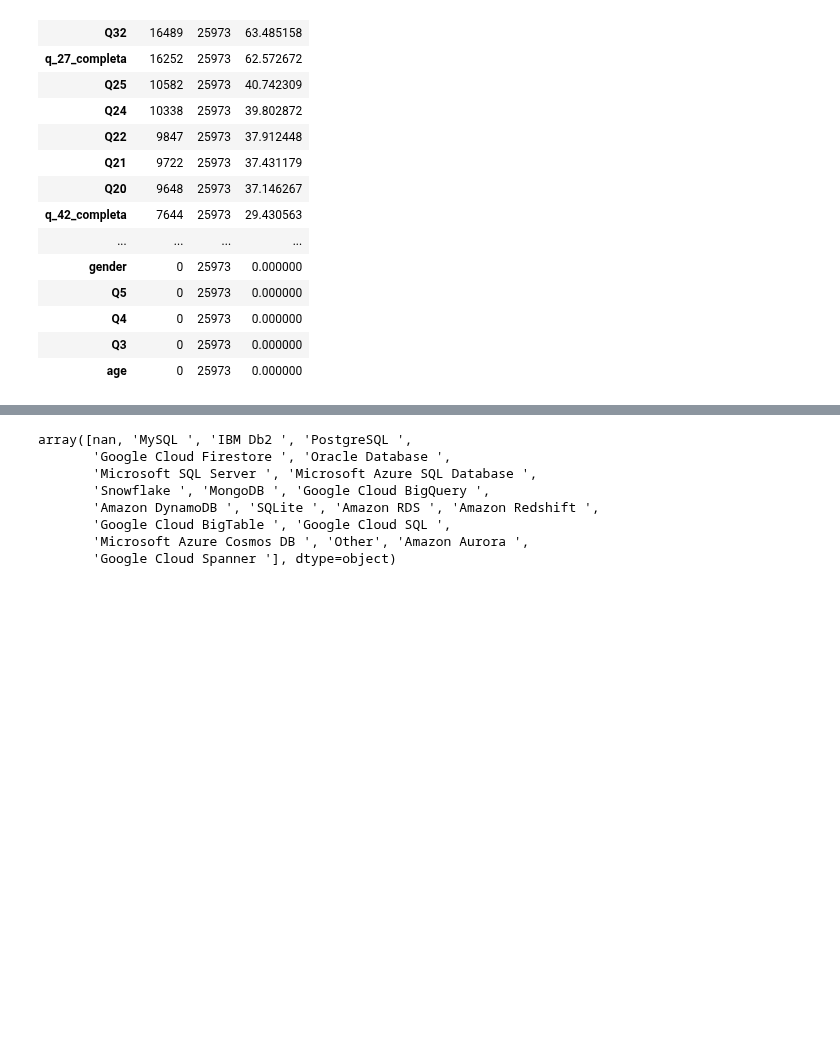
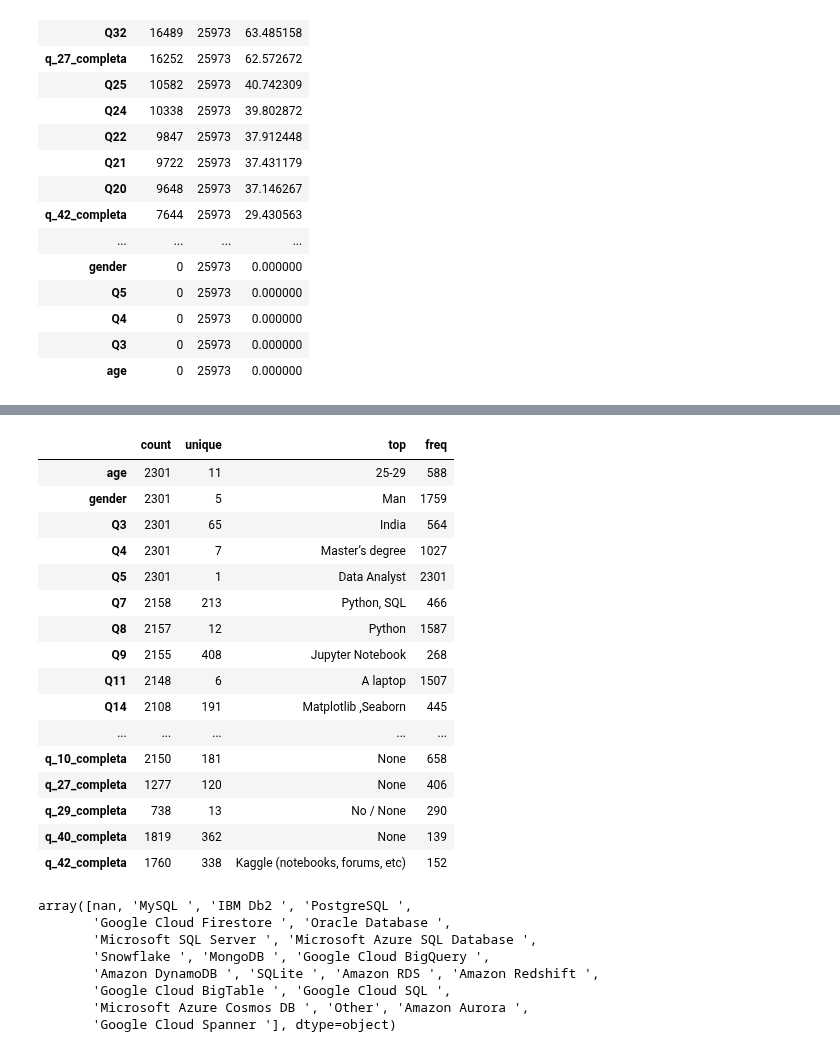
Before and after one commit to Adalab/EDA-ETL-project, a Jupyter notebook: eda.ipynb, the cells around one changed output, grey strips where cells are left out. Cells and saved outputs as stored; diff of their text form; code cells hidden in the pictures; blank space fills up the shorter version.

```diff
--- a/eda.ipynb
+++ b/eda.ipynb
@@ -90,3 +133,23 @@ df.stb.missing()
+# %%
+df_data_analyst.describe(include= 'all').T
+# %% [output]
+|  | count | unique | top | freq |
+| age | 2301 | 11 | 25-29 | 588 |
+| gender | 2301 | 5 | Man | 1759 |
+| Q3 | 2301 | 65 | India | 564 |
+| Q4 | 2301 | 7 | Master’s degree | 1027 |
+| Q5 | 2301 | 1 | Data Analyst | 2301 |
+| Q7 | 2158 | 213 | Python, SQL | 466 |
+| Q8 | 2157 | 12 | Python | 1587 |
+| Q9 | 2155 | 408 | Jupyter Notebook | 268 |
+| Q11 | 2148 | 6 | A laptop | 1507 |
+| Q14 | 2108 | 191 | Matplotlib ,Seaborn | 445 |
+| ... | ... | ... | ... | ... |
+| q_10_completa | 2150 | 181 | None | 658 |
+| q_27_completa | 1277 | 120 | None | 406 |
+| q_29_completa | 738 | 13 | No / None | 290 |
+| q_40_completa | 1819 | 362 | None | 139 |
+| q_42_completa | 1760 | 338 | Kaggle (notebooks, forums, etc) | 152 |
 # %%
 df['Q33'].unique()
 # %% [output]
```
Also changed, not shown: parts of 17 cells of this notebook.
